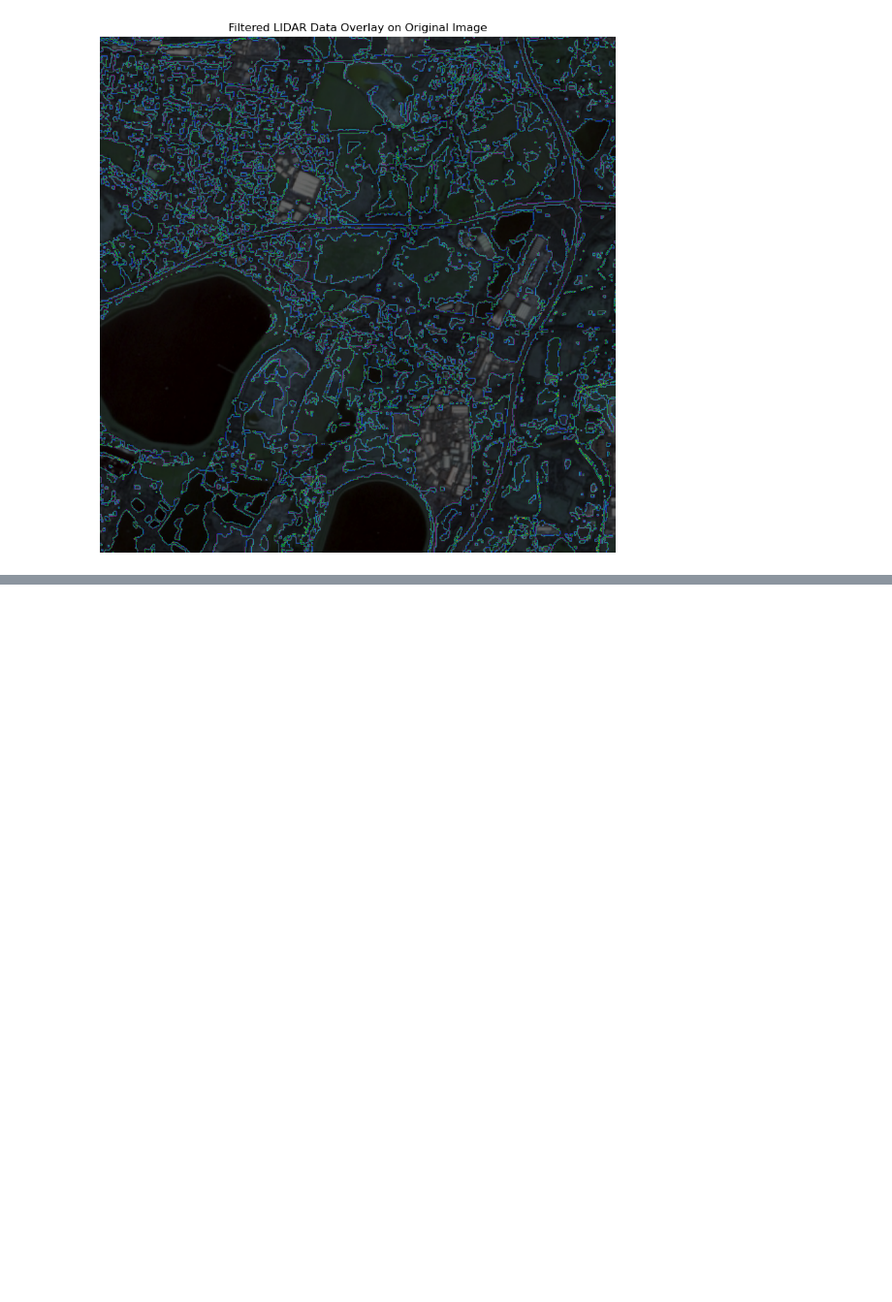
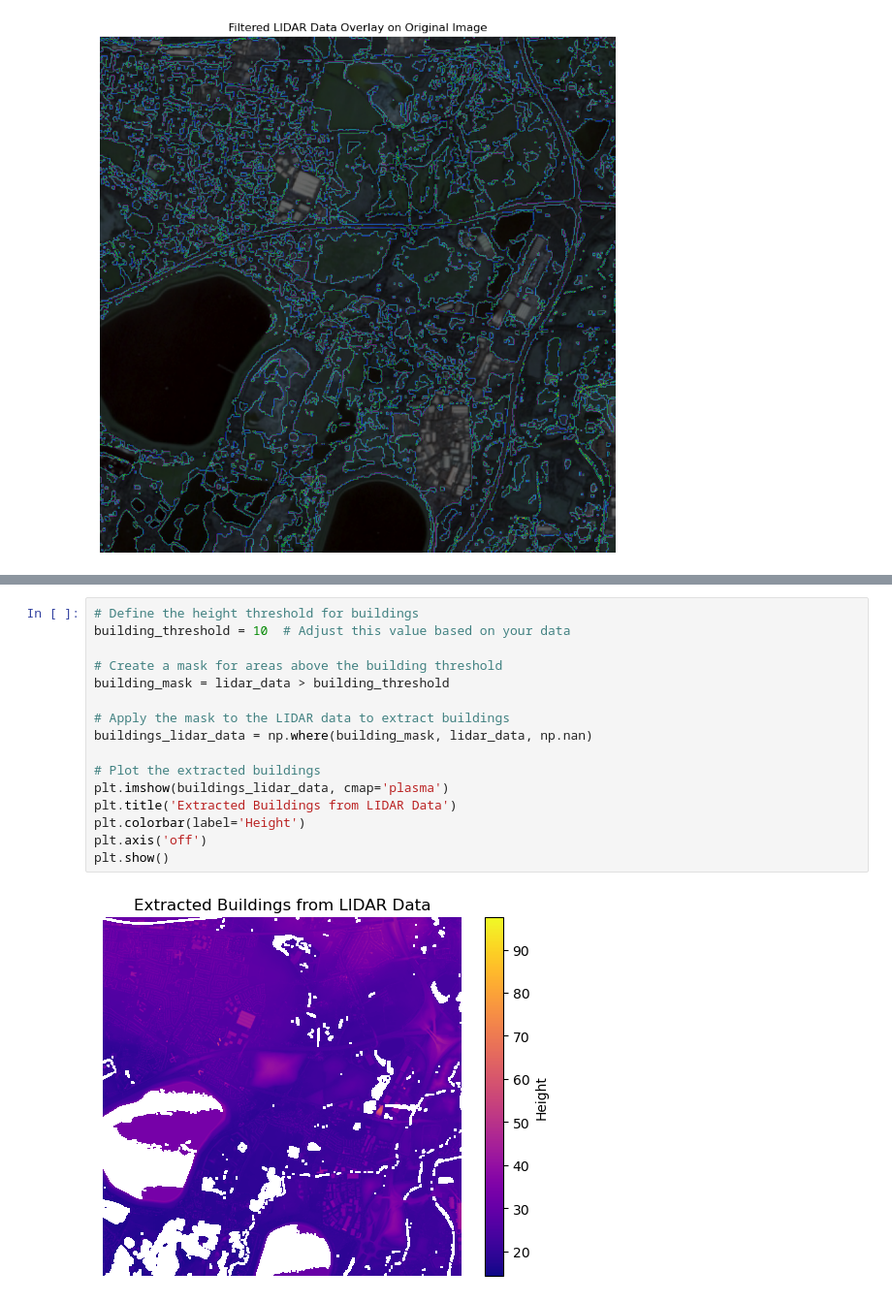
Before and after one commit to Hack-the-Bean/Hack-the-Bean, a Jupyter notebook: classifying/red-mask.ipynb, the cells around one changed output, grey strips where cells are left out. Shown at 97% size. Saved outputs shown, nothing was run; the diff lists cells and outputs as text; blank space fills up the shorter version.

```diff
--- a/classifying/red-mask.ipynb
+++ b/classifying/red-mask.ipynb
@@ -135,0 +154,18 @@ plt.show()
+# %%
+# Define the height threshold for buildings
+building_threshold = 10  # Adjust this value based on your data
+
+# Create a mask for areas above the building threshold
+building_mask = lidar_data > building_threshold
+
+# Apply the mask to the LIDAR data to extract buildings
+buildings_lidar_data = np.where(building_mask, lidar_data, np.nan)
+
+# Plot the extracted buildings
+plt.imshow(buildings_lidar_data, cmap='plasma')
+plt.title('Extracted Buildings from LIDAR Data')
+plt.colorbar(label='Height')
+plt.axis('off')
+plt.show()
+# %% [output]
+[figure, added]
```
Also changed, not shown: parts of 1 cell of this notebook, 1 other file.
